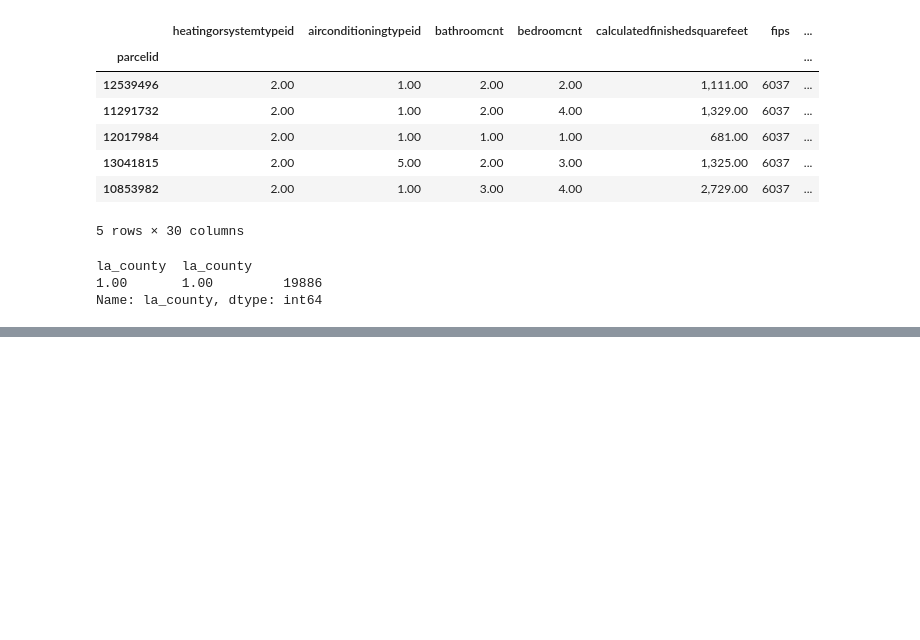
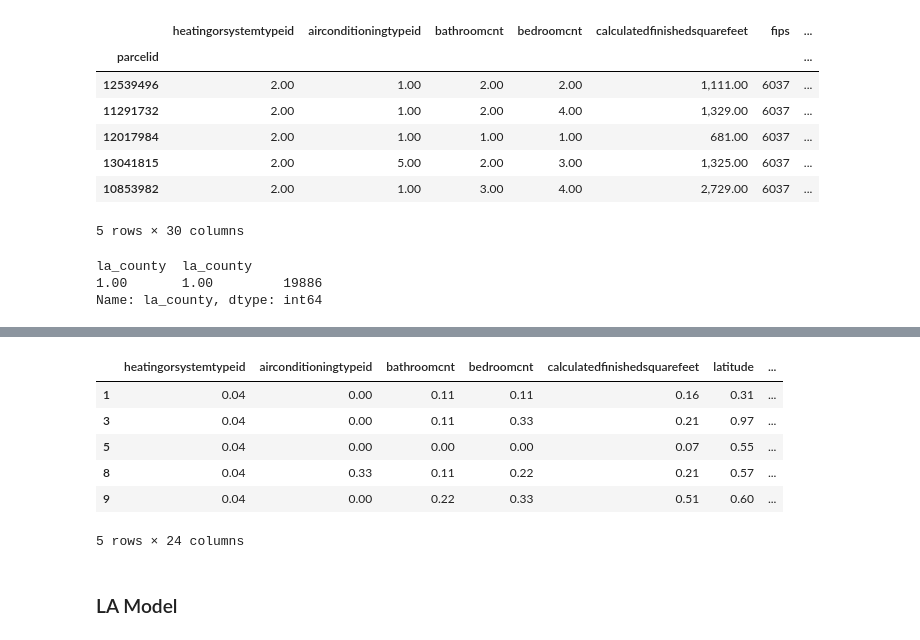
Before and after one commit to davidb-and-john/clustering-project, a Jupyter notebook: final_cluster_model.ipynb, the cells around one changed output, grey strips where cells are left out. Drawn from its saved outputs; the diff is of its cells as text; code cells hidden in the pictures; blank space fills up the shorter version.

```diff
--- a/final_cluster_model.ipynb
+++ b/final_cluster_model.ipynb
@@ -349,0 +354,12 @@ la_train_scaled.shape
+# %%
+la_train_scaled.head()
+# %% [output]
+|  | heatingorsystemtypeid | airconditioningtypeid | bathroomcnt | bedroomcnt | calculatedfinishedsquarefeet | latitude | ... |
+| 1 | 0.04 | 0.00 | 0.11 | 0.11 | 0.16 | 0.31 | ... |
+| 3 | 0.04 | 0.00 | 0.11 | 0.33 | 0.21 | 0.97 | ... |
+| 5 | 0.04 | 0.00 | 0.00 | 0.00 | 0.07 | 0.55 | ... |
+| 8 | 0.04 | 0.33 | 0.11 | 0.22 | 0.21 | 0.57 | ... |
+| 9 | 0.04 | 0.00 | 0.22 | 0.33 | 0.51 | 0.60 | ... |
+5 rows × 24 columns
+# %% [markdown]
+### LA Model
```
Also changed, not shown: parts of 15 cells of this notebook, 1 other file.
